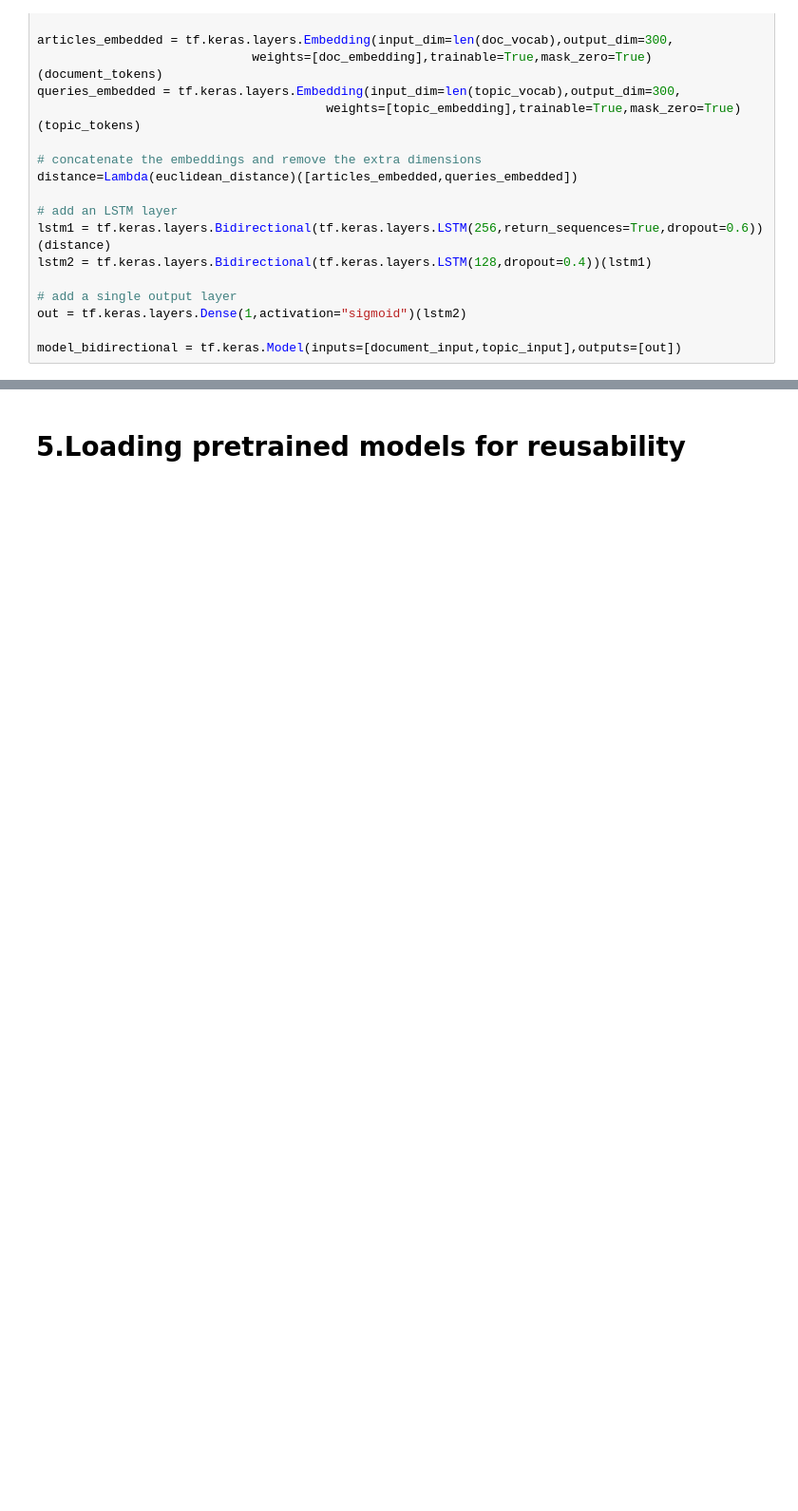
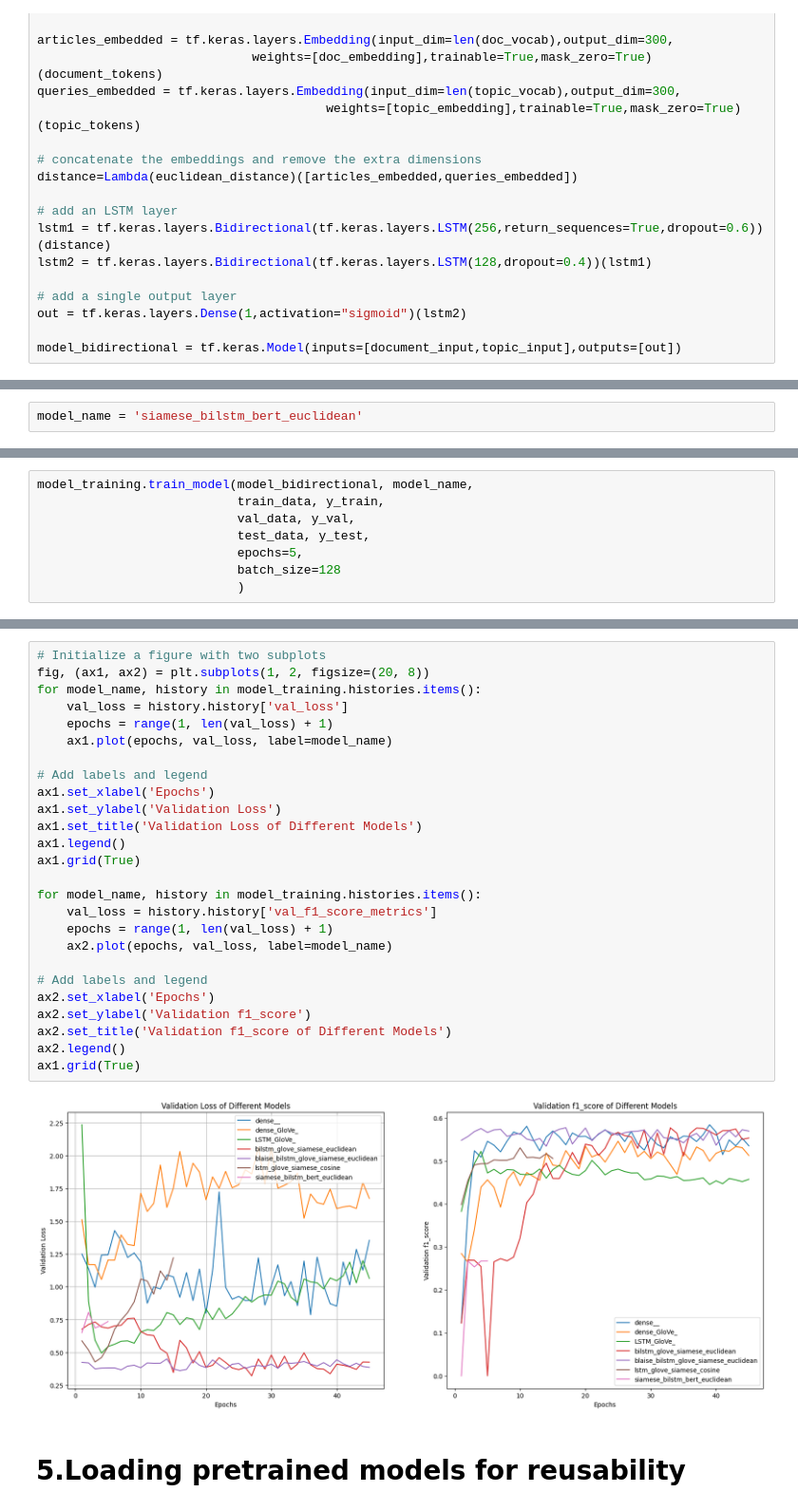
Before and after one commit to trduc97/neural_medical_qa, a Jupyter notebook: Dissertation_main.ipynb, the cells around one changed output, grey strips where cells are left out. Shown at 95% size. Saved outputs shown, nothing was run; the diff lists cells and outputs as text; blank space fills up the shorter version.

```diff
--- a/Dissertation_main.ipynb
+++ b/Dissertation_main.ipynb
@@ -1276,0 +1478,2 @@ print(df_results)
+# %%
+model_name = 'siamese_bilstm_bert_euclidean'
@@ -1276,0 +1500,8 @@ print(df_results)
+# %%
+model_training.train_model(model_bidirectional, model_name,
+                           train_data, y_train,
+                           val_data, y_val,
+                           test_data, y_test,
+                           epochs=5,
+                           batch_size=128
+                           )
@@ -1277,3 +1559,31 @@ print(df_results)
+# %%
+# Initialize a figure with two subplots
+fig, (ax1, ax2) = plt.subplots(1, 2, figsize=(20, 8))
+for model_name, history in model_training.histories.items():
+    val_loss = history.history['val_loss']
+    epochs = range(1, len(val_loss) + 1)
+    ax1.plot(epochs, val_loss, label=model_name)
+
+# Add labels and legend
+ax1.set_xlabel('Epochs')
+ax1.set_ylabel('Validation Loss')
+ax1.set_title('Validation Loss of Different Models')
+ax1.legend()
+ax1.grid(True)
+
+for model_name, history in model_training.histories.items():
+    val_loss = history.history['val_f1_score_metrics']
+    epochs = range(1, len(val_loss) + 1)
+    ax2.plot(epochs, val_loss, label=model_name)
+
+# Add labels and legend
+ax2.set_xlabel('Epochs')
+ax2.set_ylabel('Validation f1_score')
+ax2.set_title('Validation f1_score of Different Models')
+ax2.legend()
+ax1.grid(True)
+# %% [output]
+[figure, added]
 # %% [markdown]
 # 5.Loading pretrained models for reusability
 # %%
```
Also changed, not shown: parts of 34 cells of this notebook.
